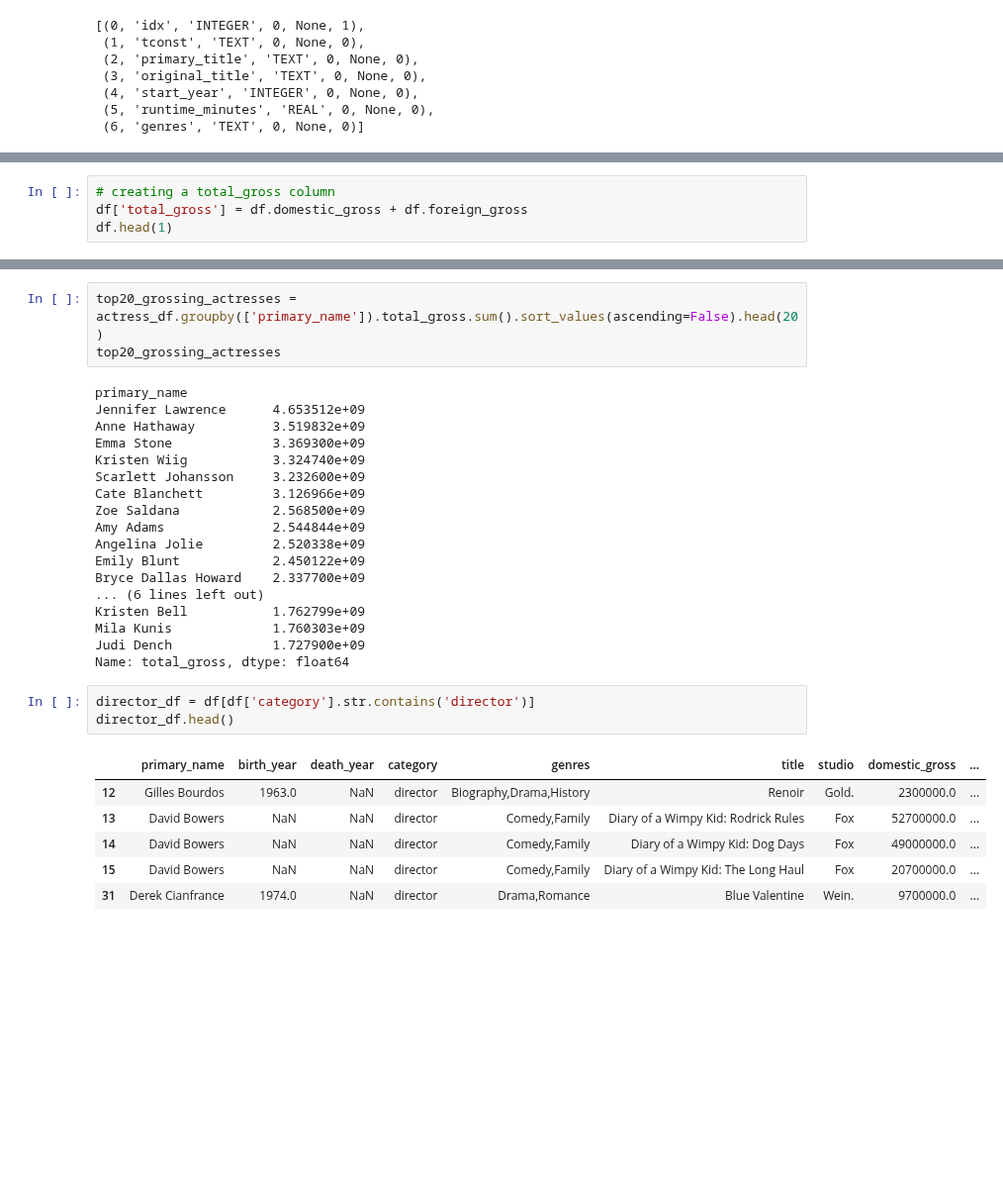
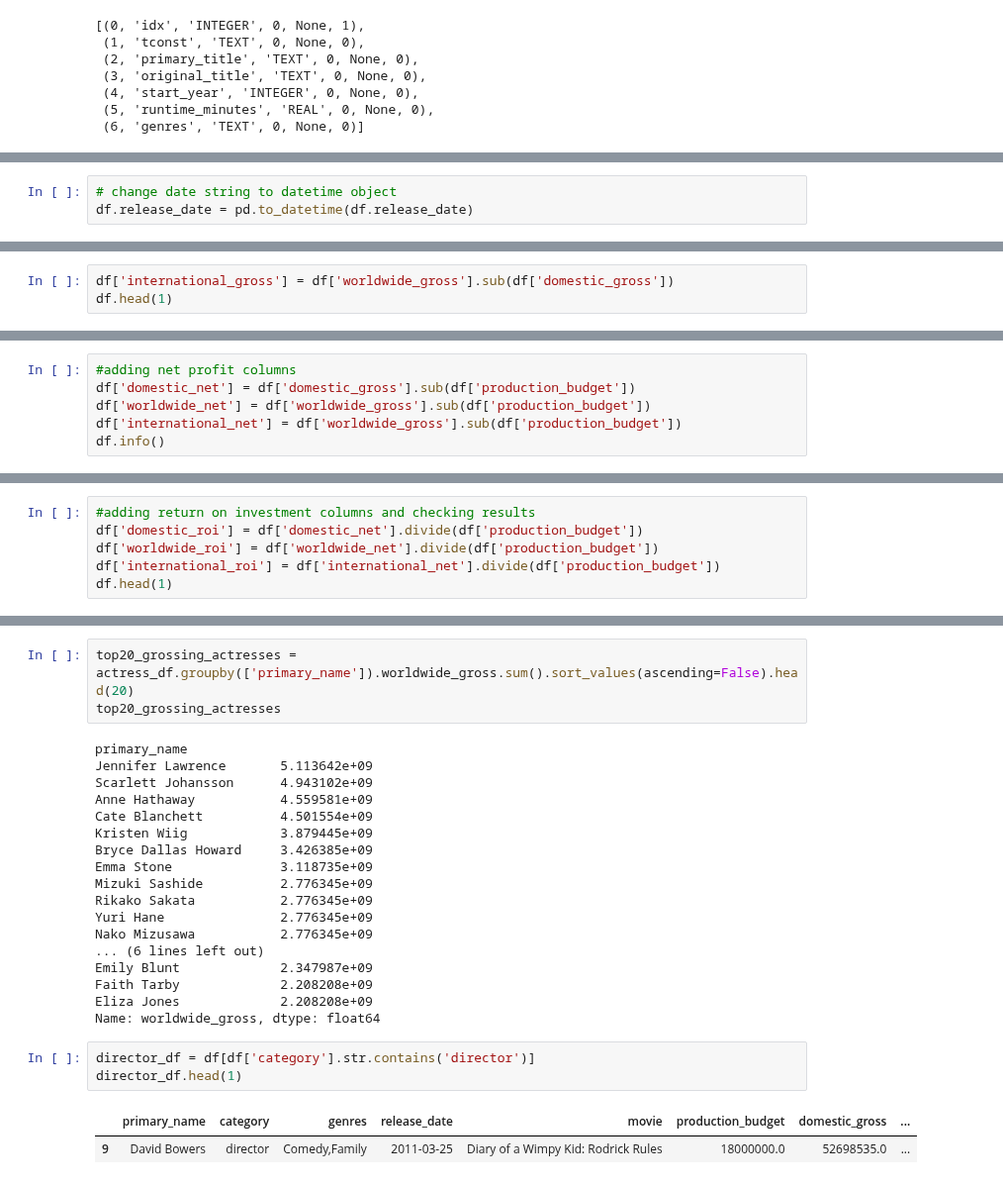
Before and after one commit to jeffreyhwatson/MS_Box_Office_Insights, a Jupyter notebook: talent_sql_eda.ipynb, the cells around one changed output, grey strips where cells are left out. Shown at 99% size. Cells and saved outputs as stored; diff of their text form; blank space fills up the shorter version.

```diff
--- a/talent_sql_eda.ipynb
+++ b/talent_sql_eda.ipynb
@@ -175,0 +180,3 @@ df.head(1)
+# %%
+# change date string to datetime object
+df.release_date = pd.to_datetime(df.release_date)
@@ -176,5 +213,4 @@ df.head(1)
 # %%
-# creating a total_gross column
-df['total_gross'] = df.domestic_gross + df.foreign_gross
+df['international_gross'] = df['worldwide_gross'].sub(df['domestic_gross'])
 df.head(1)
 # %% [output]
@@ -182,0 +219,6 @@ df.head(1)
+# %%
+#adding net profit columns
+df['domestic_net'] = df['domestic_gross'].sub(df['production_budget'])
+df['worldwide_net'] = df['worldwide_gross'].sub(df['production_budget'])
+df['international_net'] = df['worldwide_gross'].sub(df['production_budget'])
+df.info()
@@ -182,0 +245,6 @@ df.head(1)
+# %%
+#adding return on investment columns and checking results
+df['domestic_roi'] = df['domestic_net'].divide(df['production_budget'])
+df['worldwide_roi'] = df['worldwide_net'].divide(df['production_budget'])
+df['international_roi'] = df['international_net'].divide(df['production_budget'])
+df.head(1)
@@ -285,32 +458,28 @@ array([2010, 2011, 2012, 2013, 2014, 2015, 2016, 2017, 2018], dtype=int64)
 # %%
-top20_grossing_actresses = actress_df.groupby(['primary_name']).total_gross.sum().sort_values(ascending=False).head(20)
+top20_grossing_actresses = actress_df.groupby(['primary_name']).worldwide_gross.sum().sort_values(ascending=False).head(20)
 top20_grossing_actresses
 # %% [output]
 primary_name
-Jennifer Lawrence      4.653512e+09
-Anne Hathaway          3.519832e+09
-Emma Stone             3.369300e+09
-Kristen Wiig           3.324740e+09
-Scarlett Johansson     3.232600e+09
-Cate Blanchett         3.126966e+09
-Zoe Saldana            2.568500e+09
-Amy Adams              2.544844e+09
-Angelina Jolie         2.520338e+09
-Emily Blunt            2.450122e+09
-Bryce Dallas Howard    2.337700e+09
+Jennifer Lawrence       5.113642e+09
+Scarlett Johansson      4.943102e+09
+Anne Hathaway           4.559581e+09
+Cate Blanchett          4.501554e+09
+Kristen Wiig            3.879445e+09
+Bryce Dallas Howard     3.426385e+09
+Emma Stone              3.118735e+09
+Mizuki Sashide          2.776345e+09
+Rikako Sakata           2.776345e+09
+Yuri Hane               2.776345e+09
+Nako Mizusawa           2.776345e+09
 ... (6 lines left out)
-Kristen Bell           1.762799e+09
-Mila Kunis             1.760303e+09
-Judi Dench             1.727900e+09
-Name: total_gross, dtype: float64
+Emily Blunt             2.347987e+09
+Faith Tarby             2.208208e+09
+Eliza Jones             2.208208e+09
+Name: worldwide_gross, dtype: float64
 # %%
 director_df = df[df['category'].str.contains('director')]
-director_df.head()
+director_df.head(1)
 # %% [output]
-|  | primary_name | birth_year | death_year | category | genres | title | studio | domestic_gross | ... |
-| 12 | Gilles Bourdos | 1963.0 | NaN | director | Biography,Drama,History | Renoir | Gold. | 2300000.0 | ... |
-| 13 | David Bowers | NaN | NaN | director | Comedy,Family | Diary of a Wimpy Kid: Rodrick Rules | Fox | 52700000.0 | ... |
-| 14 | David Bowers | NaN | NaN | director | Comedy,Family | Diary of a Wimpy Kid: Dog Days | Fox | 49000000.0 | ... |
-| 15 | David Bowers | NaN | NaN | director | Comedy,Family | Diary of a Wimpy Kid: The Long Haul | Fox | 20700000.0 | ... |
-| 31 | Derek Cianfrance | 1974.0 | NaN | director | Drama,Romance | Blue Valentine | Wein. | 9700000.0 | ... |
+|  | primary_name | category | genres | release_date | movie | production_budget | domestic_gross | ... |
+| 9 | David Bowers | director | Comedy,Family | 2011-03-25 | Diary of a Wimpy Kid: Rodrick Rules | 18000000.0 | 52698535.0 | ... |
 # %%
```
Also changed, not shown: parts of 37 cells of this notebook, 4 other files.
